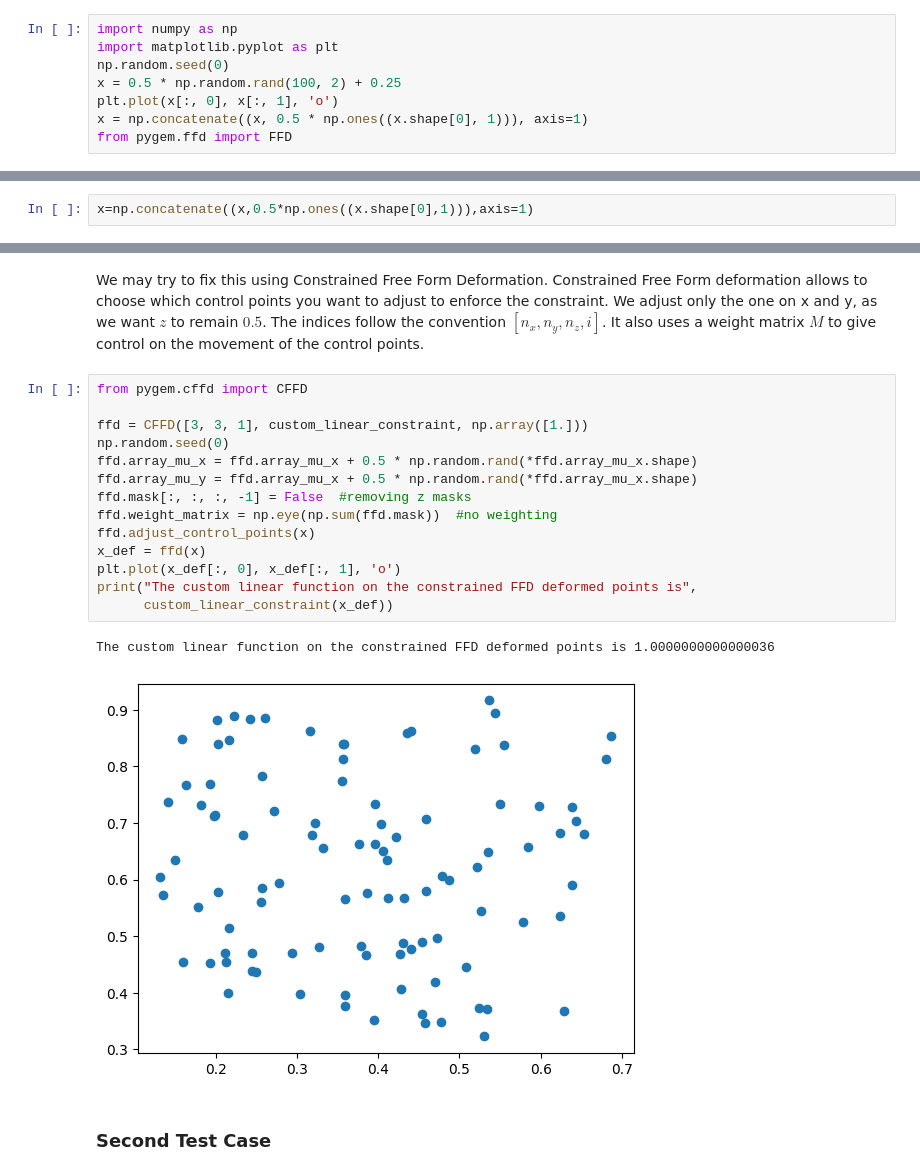
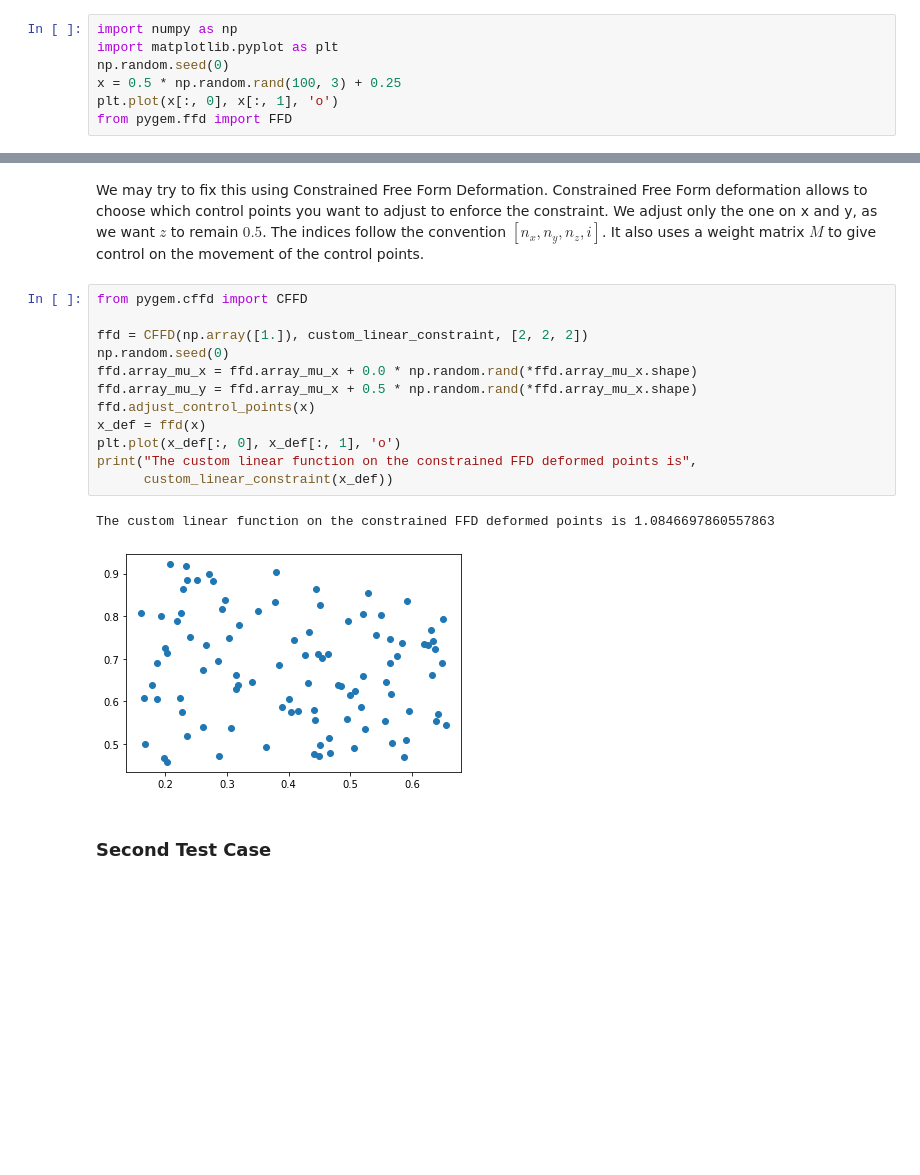
Before and after one commit to mathLab/PyGeM, a Jupyter notebook: tutorials/tutorial7/tutorial-7-cffd.ipynb, the cells around one changed output, grey strips where cells are left out. Cells and saved outputs as stored; diff of their text form; blank space fills up the shorter version.

```diff
--- a/tutorials/tutorial7/tutorial-7-cffd.ipynb
+++ b/tutorials/tutorial7/tutorial-7-cffd.ipynb
@@ -23,8 +23,7 @@ Let's start by generating the points.
 import numpy as np
 import matplotlib.pyplot as plt
 np.random.seed(0)
-x = 0.5 * np.random.rand(100, 2) + 0.25
+x = 0.5 * np.random.rand(100, 3) + 0.25
 plt.plot(x[:, 0], x[:, 1], 'o')
-x = np.concatenate((x, 0.5 * np.ones((x.shape[0], 1))), axis=1)
 from pygem.ffd import FFD
 # %% [output]
@@ -35,5 +33,3 @@ Let's start by deforming the points by appling applying FFD. As FFD works in 3D,
-# %%
-x=np.concatenate((x,0.5*np.ones((x.shape[0],1))),axis=1)
 # %%
 from pygem.ffd import FFD
 
@@ -68,20 +65,18 @@ $[n_{x},n_{y},n_{z},i]$. It also uses a weight matrix $M$ to give control on the
 # %%
 from pygem.cffd import CFFD
 
-ffd = CFFD([3, 3, 1], custom_linear_constraint, np.array([1.]))
+ffd = CFFD(np.array([1.]), custom_linear_constraint, [2, 2, 2])
 np.random.seed(0)
-ffd.array_mu_x = ffd.array_mu_x + 0.5 * np.random.rand(*ffd.array_mu_x.shape)
+ffd.array_mu_x = ffd.array_mu_x + 0.0 * np.random.rand(*ffd.array_mu_x.shape)
 ffd.array_mu_y = ffd.array_mu_x + 0.5 * np.random.rand(*ffd.array_mu_x.shape)
-ffd.mask[:, :, :, -1] = False  #removing z masks
-ffd.weight_matrix = np.eye(np.sum(ffd.mask))  #no weighting
 ffd.adjust_control_points(x)
 x_def = ffd(x)
 plt.plot(x_def[:, 0], x_def[:, 1], 'o')
 print("The custom linear function on the constrained FFD deformed points is",
       custom_linear_constraint(x_def))
 # %% [output]
-The custom linear function on the constrained FFD deformed points is 1.0000000000000036
+The custom linear function on the constrained FFD deformed points is 1.0846697860557863
-[figure, old version]
+[figure, new version]
 # %% [markdown]
 ### Second Test Case
 # %% [markdown]
```
Also changed, not shown: parts of 11 cells of this notebook, 6 other files.
